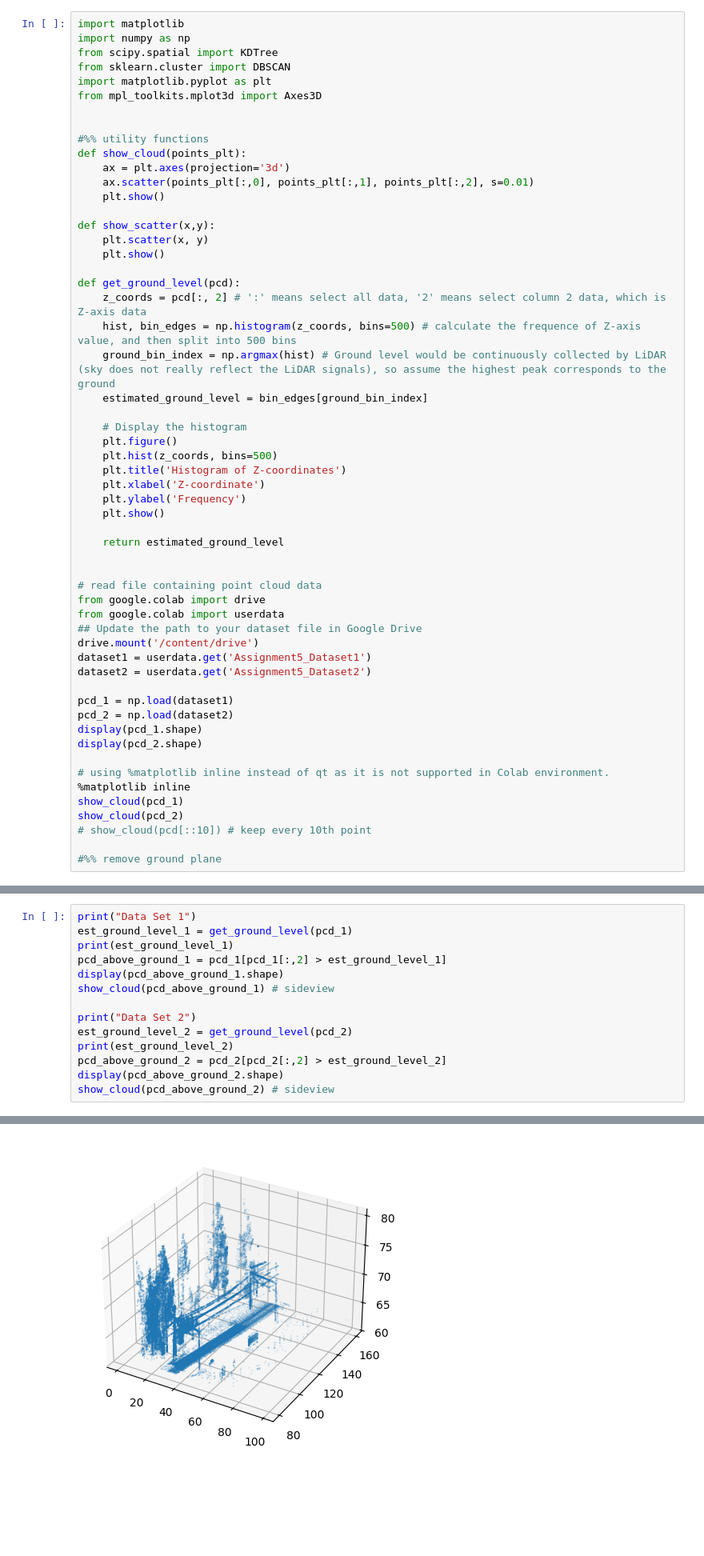
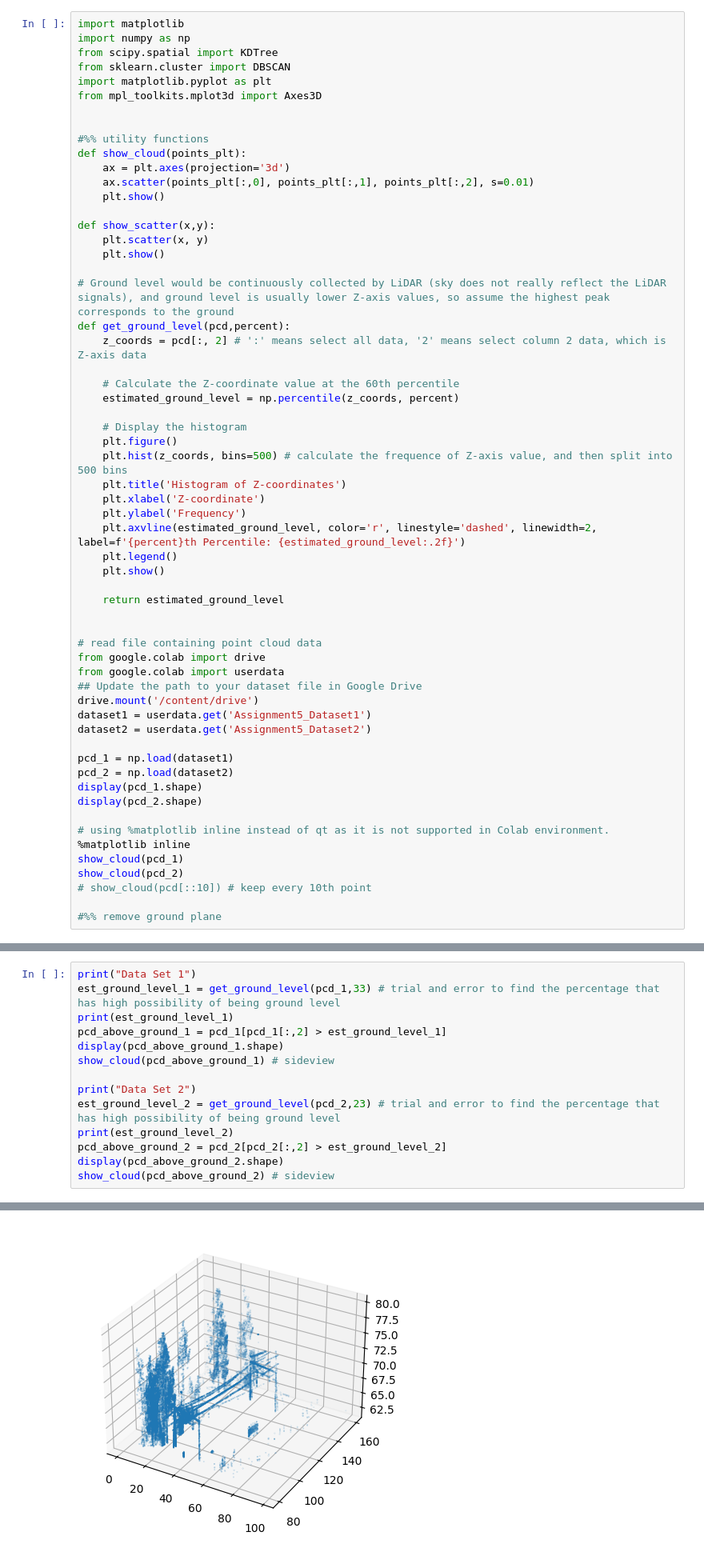
Before and after one commit to Ferb168/Industrial_AI_and_eMaintenance-Assignment5, a Jupyter notebook: Assignment5.ipynb, the cells around one changed output, grey strips where cells are left out. Shown at 80% size. Saved outputs shown, nothing was run; the diff lists cells and outputs as text; blank space fills up the shorter version.

Commit message:
For Task 1, use percentage method instead of original most frequent value as "estimated_ground_level," so that the ground level points can be removed more completely.

```diff
--- a/Assignment5.ipynb
+++ b/Assignment5.ipynb
@@ -40,18 +40,21 @@ def show_scatter(x,y):
     plt.scatter(x, y)
     plt.show()
 
-def get_ground_level(pcd):
+# Ground level would be continuously collected by LiDAR (sky does not really reflect the LiDAR signals), and ground level is usually lower Z-axis values, so assume the highest peak corresponds to the ground
+def get_ground_level(pcd,percent):
     z_coords = pcd[:, 2] # ':' means select all data, '2' means select column 2 data, which is Z-axis data
-    hist, bin_edges = np.histogram(z_coords, bins=500) # calculate the frequence of Z-axis value, and then split into 500 bins
-    ground_bin_index = np.argmax(hist) # Ground level would be continuously collected by LiDAR (sky does not really reflect the LiDAR signals), so assume the highest peak corresponds to the ground
-    estimated_ground_level = bin_edges[ground_bin_index]
+
+    # Calculate the Z-coordinate value at the 60th percentile
+    estimated_ground_level = np.percentile(z_coords, percent)
 
     # Display the histogram
     plt.figure()
-    plt.hist(z_coords, bins=500)
+    plt.hist(z_coords, bins=500) # calculate the frequence of Z-axis value, and then split into 500 bins
     plt.title('Histogram of Z-coordinates')
     plt.xlabel('Z-coordinate')
     plt.ylabel('Frequency')
+    plt.axvline(estimated_ground_level, color='r', linestyle='dashed', linewidth=2, label=f'{percent}th Percentile: {estimated_ground_level:.2f}')
+    plt.legend()
     plt.show()
 
     return estimated_ground_level
@@ -96,14 +99,14 @@ Drive already mounted at /content/drive; to attempt to forcibly remount, call dr
 *   Add the histogram plots to the README of your GitHub project.
 # %%
 print("Data Set 1")
-est_ground_level_1 = get_ground_level(pcd_1)
+est_ground_level_1 = get_ground_level(pcd_1,33) # trial and error to find the percentage that has high possibility of being ground level
 print(est_ground_level_1)
 pcd_above_ground_1 = pcd_1[pcd_1[:,2] > est_ground_level_1]
 display(pcd_above_ground_1.shape)
 show_cloud(pcd_above_ground_1) # sideview
 
 print("Data Set 2")
-est_ground_level_2 = get_ground_level(pcd_2)
+est_ground_level_2 = get_ground_level(pcd_2,23) # trial and error to find the percentage that has high possibility of being ground level
 print(est_ground_level_2)
 pcd_above_ground_2 = pcd_2[pcd_2[:,2] > est_ground_level_2]
 display(pcd_above_ground_2.shape)
@@ -116,2 +119,2 @@ Data Set 1
-[figure, old version]
+[figure, new version]
 Data Set 2
```
Also changed, not shown: parts of 2 cells of this notebook.
